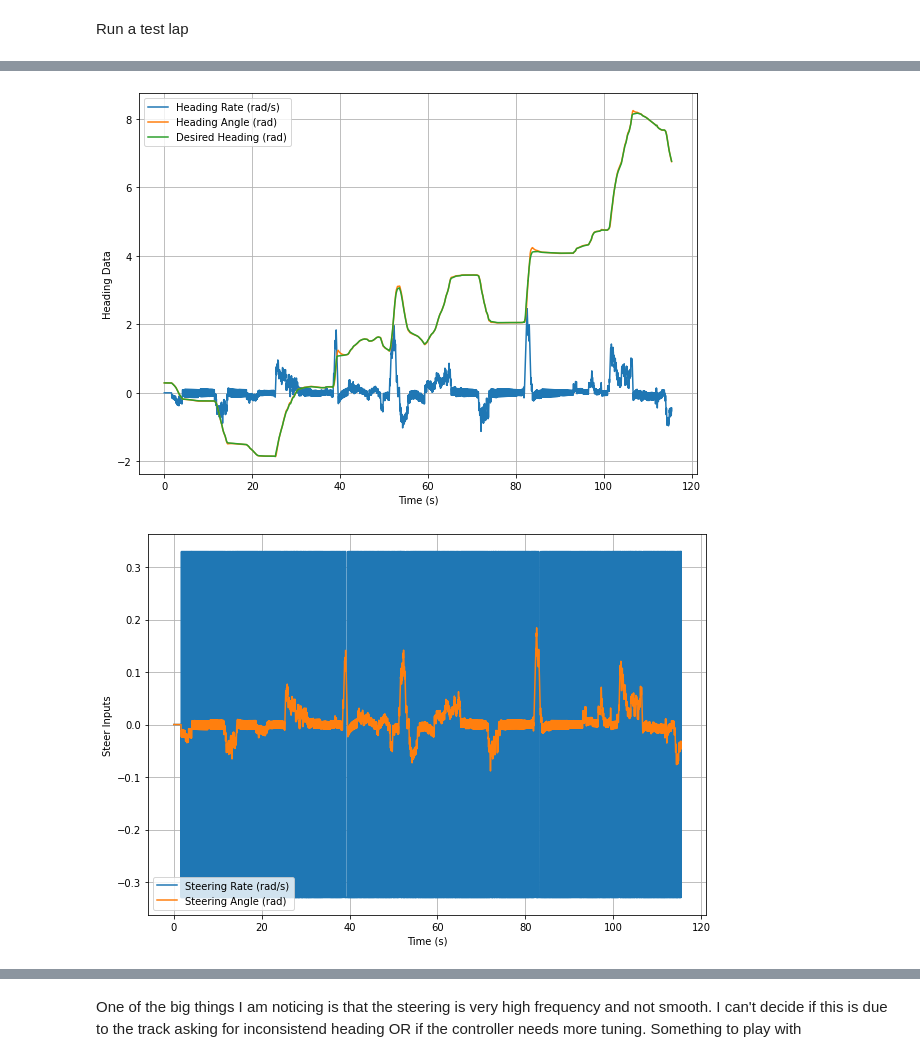
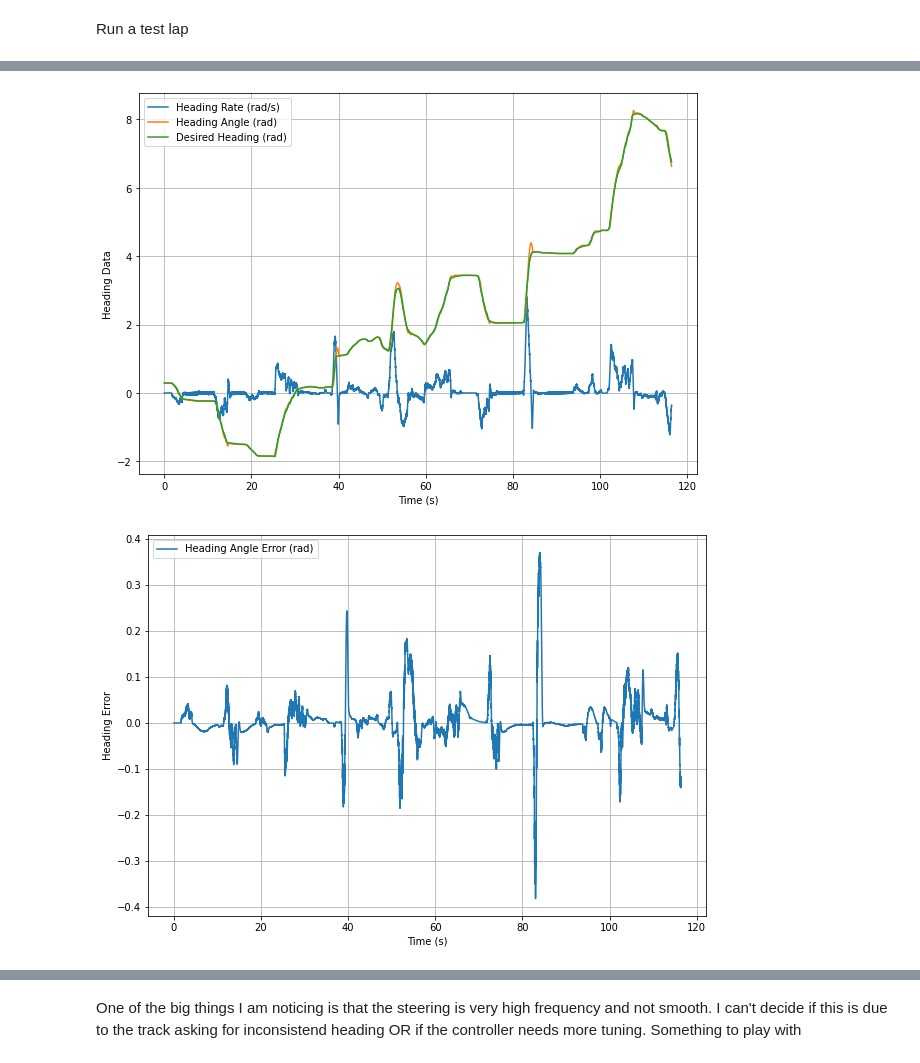
Before and after one commit to smithan7/not-so-dumb-rc-car, a Jupyter notebook: AutonomousCar/code/testing_car_controller_on_track.ipynb, the cells around one changed output, grey strips where cells are left out. Saved outputs shown, nothing was run; the diff lists cells and outputs as text; code cells hidden in the pictures.

```diff
--- a/AutonomousCar/code/testing_car_controller_on_track.ipynb
+++ b/AutonomousCar/code/testing_car_controller_on_track.ipynb
@@ -92,11 +92,11 @@ car = SimulatedCarState(x, carParams)
 controller.speed_pid.kp = 2.0
 # controller.speed_pid.ki = 0.01
 # steering
-controller.steer_pid.kp = 8.0
-controller.steer_pid.kd = 500.0
+controller.steer_pid.kp = 5 # 4
+controller.steer_pid.kd = 40.0 # 50
 # cross track
-cross_track_error_gain = 3.0
-cross_track_error_soft = 1.0
+cross_track_error_gain = 5.0 # 5
+cross_track_error_soft = 0.5 # 0.5
 
 '''THIS IS WHERE I TUNE THE TRACK SPEEDS'''
 # get the radius of curvature for the track and then set the speed limit based on the current carParams' max centripetal acceleration
@@ -123,8 +123,11 @@ d_has = [] # desired heading angle
 ctes = [] # cross track error
 
 t = 0.0 # current time
-dt = 0.01 # time step
+dt = 0.05 # time step
 nearest_edge = 0 # current edge
+
+cntr = 1000
+
 while nearest_edge < len(track.track_df)-1 and t <180.0:
     # data log current state
     times.append(t)
@@ -137,17 +140,19 @@ while nearest_edge < len(track.track_df)-1 and t <180.0:
     has.append(car.x[car.hai])
     hrs.append(car.x[car.hri])
 
-
+    # if cntr >= 5:
     # nearest_edge, cross_track_error = track.find_nearest_edge(car.get_2D_pos())#, nearest_edge)
     nearest_edge, cross_track_error, dist_along_edge = track.find_nearest_edge_with_seed(car.get_2D_pos(), nearest_edge, window_size=2)
-
     # get the desired acceleration from the speed PID controller based on the current speed and the desired speed specificed by the track
     desired_speed = track.track_df['speed'][nearest_edge]
+    # get the desired heading from the track - uses some linear interpolation from adjacent edges to smooth it out some - but it's not great... could be smoother
+    desired_heading = track.interp_between_edges(nearest_edge, dist_along_edge, 'heading')
+    cntr = 0
+
+
     a_des = controller.speed_pid.tic(car.x[car.fsi], desired_speed)
     d_speeds.append(desired_speed)
 
-    # get the desired heading from the track - uses some linear interpolation from adjacent edges to smooth it out some - but it's not great... could be smoother
-    desired_heading = track.interp_between_edges(nearest_edge, dist_along_edge, 'heading')
     # ensure that the heading is aligned with the car - if car is at 1deg and track is at 359deg it corrects the track to -1deg to stop the car from turning around
     desired_heading = track.bearing_align(car.x[car.hai], desired_heading)#track.track_df.iloc[nearest_edge]["heading"])
     d_has.append(desired_heading)
@@ -173,10 +178,23 @@ while nearest_edge < len(track.track_df)-1 and t <180.0:
 
     # update time and provide status to the user
     t += dt
+    cntr += 1
     if t % 25 < dt:
         print("Time: ", int(t), "s - nearest edge: ", nearest_edge, " of ", len(track.track_df)-1)
 
 # print out the final lap time
 print("lap time: ", t, " s - lap record is: 70.1 s - fastest Miata is 104.7 s - goal is < 120s")
+print("controller.steer_pid.kp: ", controller.steer_pid.kp)
+print("controller.steer_pid.kd: ", controller.steer_pid.kd)
+# cross track
+print("cross_track_error_gain: ", cross_track_error_gain)
+print("cross_track_error_soft: ", cross_track_error_soft)
+print("mean absolute heading error: ",  np.mean(np.abs(np.array(has) - np.array(d_has))))
+print("mean absolute cross track error: ", np.mean(np.abs(np.array(ctes))))
+print("mean absolute steering rate: ", np.mean(np.abs(np.array(srs))))
+
+print("max absolute heading error: ",  np.max(np.abs(np.array(has) - np.array(d_has))))
+print("max absolute cross track error: ", np.max(np.abs(np.array(ctes))))
+print("max absolute steering rate: ", np.max(np.abs(np.array(srs))))
 # %% [output]
 Time:  25 s - nearest edge:  25  of  204
@@ -196,37 +224,44 @@ plt.plot(times, hrs, label='Heading Rate (rad/s)')
 plt.plot(times, has, label='Heading Angle (rad)')
 plt.plot(times, d_has, label='Desired Heading (rad)')
 plt.ylabel('Heading Data')
+plt.xlabel('Time (s)')
+plt.legend()
+plt.grid()
+plt.show()
+
+plt.plot(times, np.array(has) - np.array(d_has), label='Heading Angle Error (rad)')
+plt.ylabel('Heading Error')
 plt.xlabel('Time (s)')
 plt.legend()
 plt.grid()
 plt.show()
 
 
 plt.plot(times, srs, label='Steering Rate (rad/s)')
 plt.plot(times, sas, label='Steering Angle (rad)')
 plt.ylabel('Steer Inputs')
 plt.xlabel('Time (s)')
 plt.legend()
 plt.grid()
 plt.show()
 
 plt.plot(times, ctes, label='Cross Track Error')
 plt.legend()
 plt.ylabel('Cross Track Error (m)')
 plt.xlabel('Time (s)')
 plt.grid()
 plt.show()
 
 # plt.plot(times, xs, label='X Pos')
 plt.plot(times, speeds, label='Speed (m/s)')
 plt.plot(times, d_speeds, label='Desired Speed (m/s)')
 plt.plot(times, accels, label='Accel (m/s^2)')
 plt.plot(times, jerks, label='Jerk (m/s^3)')
 plt.ylabel('Forward Rates')
 plt.xlabel('Time (s)')
 plt.legend()
 plt.grid()
 plt.show()
 # %% [output]
-[figure, old version]
+[figure, new version]
-[figure, old version]
+[figure, new version]
```
Also changed, not shown: parts of 2 cells of this notebook, 10 other files.
